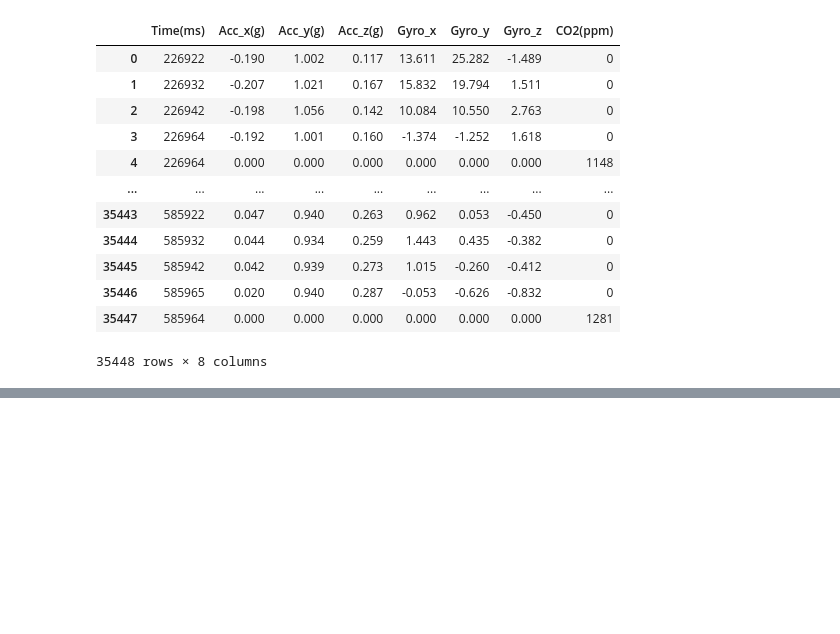
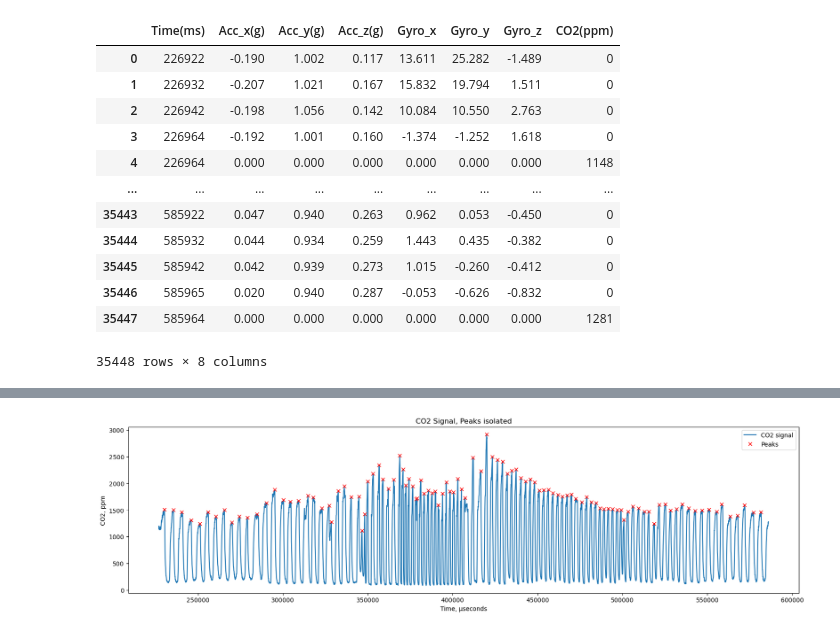
Before and after one commit to jayy-gan/fuzzy-invention, a Jupyter notebook: data-processing.ipynb, the cells around one changed output, grey strips where cells are left out. Saved outputs shown, nothing was run; the diff lists cells and outputs as text; code cells hidden in the pictures; blank space fills up the shorter version.

```diff
--- a/data-processing.ipynb
+++ b/data-processing.ipynb
@@ -111,7 +115,7 @@ def give_peaks(times, signal):
 
 
     #Use scipy to find the peaks
-    peaks, dict = find_peaks(signal, distance=100)
+    peaks, dict = find_peaks(signal, distance=10, prominence=300)
     for peak in peaks:
         peak_locations.append(times[peak])
         peak_values.append(signal[peak])
@@ -146,3 +140,22 @@ def find_breathing_rate(times, co2_signal):
     #Calculate and return breathing rate
     breathing_rate = num_breaths_total / total_time_minutes
     return breathing_rate
+# %%
+
+#"""Plots the co2 sensor signal along with the peaks"""
+#Plotting peaks of the signals
+
+time = merged_df["Time(ms)"].astype('Int64')
+co2_signal = merged_df["CO2(ppm)"].astype('Int64')
+
+co2_peak_locs, co2_peak_values = give_peaks(time, co2_signal)
+plt.figure(figsize=(20, 5))  # Wider figure for stretched x-axis
+plt.plot(time,co2_signal, label="CO2 signal")
+plt.plot(co2_peak_locs, co2_peak_values, 'rx', label='Peaks')
+plt.xlabel("Time, µseconds")
+plt.ylabel("CO2, ppm")
+plt.title("CO2 Signal, Peaks isolated")
+plt.legend()
+plt.show()
+# %% [output]
+[figure, added]
```
Also changed, not shown: parts of 19 cells of this notebook.
